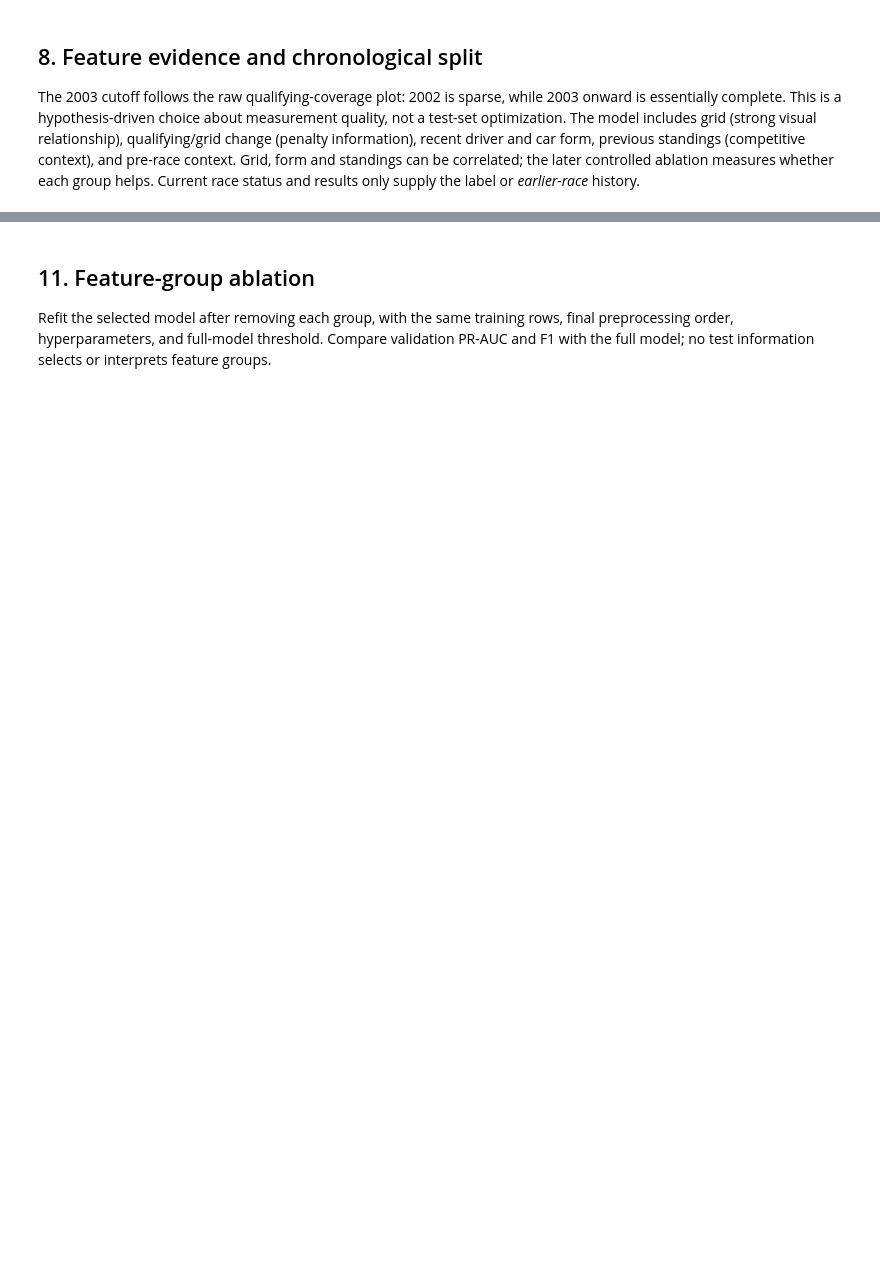
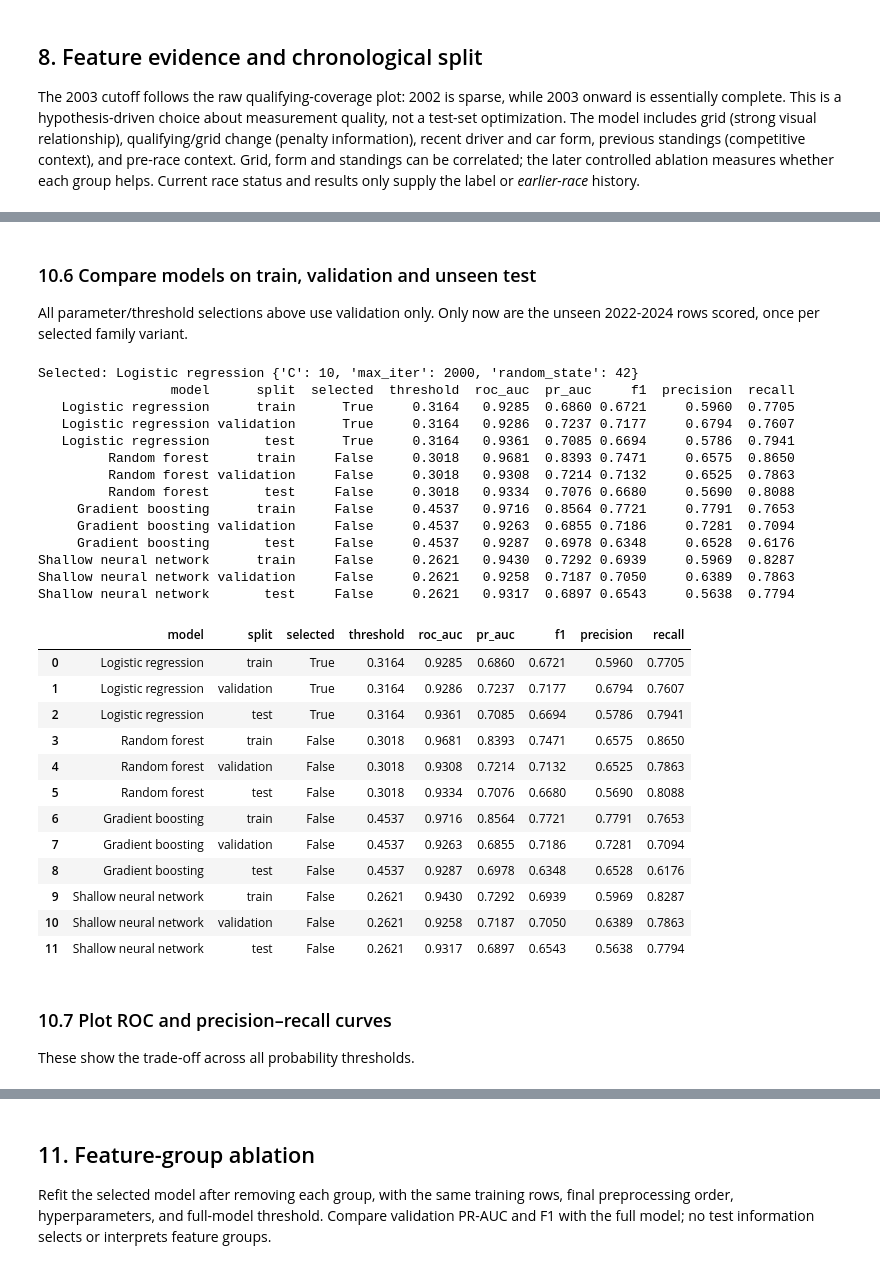
Before and after one commit to aswarrr/acl-f1-podium-prediction, a Jupyter notebook: f1_podium_milestone1.ipynb, the cells around one changed output, grey strips where cells are left out. Saved outputs shown, nothing was run; the diff lists cells and outputs as text; code cells hidden in the pictures; blank space fills up the shorter version.

```diff
--- a/f1_podium_milestone1.ipynb
+++ b/f1_podium_milestone1.ipynb
@@ -1168,0 +2281,78 @@ Shallow neural network       test     False     0.2621   0.9317  0.6897 0.6543
+# %% [markdown]
+### 10.6 Compare models on train, validation and unseen test
+All parameter/threshold selections above use validation only. Only now are
+the unseen 2022-2024 rows scored, once per selected family variant.
+# %%
+attempt_table = save_table("model_attempts", pd.DataFrame(attempts))
+winner_family = max(
+    best_by_family,
+    key=lambda family: (
+        best_by_family[family]["val_pr_auc"],
+        best_by_family[family]["val_f1"],
+    ),
+)
+winner = best_by_family[winner_family]
+comparison_rows = []
+probabilities = {}
+for family, item in best_by_family.items():
+    model = item["model"]
+    for split, X, y in [
+        ("train", X_train_ready, y_train),
+        ("validation", X_val_ready, y_val),
+        ("test", X_test_ready, y_test),
+    ]:
+        p = model.predict_proba(X)[:, 1]
+        probabilities[(family, split)] = p
+        comparison_rows.append(
+            {
+                "model": family,
+                "split": split,
+                "selected": family == winner_family,
+                "threshold": item["threshold"],
+                **score_probabilities(y, p, item["threshold"]),
+            }
+        )
+comparison = save_table("model_comparison", pd.DataFrame(comparison_rows))
+print("Selected:", winner_family, winner["params"])
+print(comparison.round(4).to_string(index=False))
+display(comparison.round(4))
+SUMMARY["modeling"].update(
+    {
+        "winner": winner_family,
+        "winner_parameters": str(winner["params"]),
+        "threshold": winner["threshold"],
+        "attempts": attempt_table.to_dict("records"),
+        "comparison": comparison.to_dict("records"),
+    }
+)
+# %% [output]
+Selected: Logistic regression {'C': 10, 'max_iter': 2000, 'random_state': 42}
+                 model      split  selected  threshold  roc_auc  pr_auc     f1  precision  recall
+   Logistic regression      train      True     0.3164   0.9285  0.6860 0.6721     0.5960  0.7705
+   Logistic regression validation      True     0.3164   0.9286  0.7237 0.7177     0.6794  0.7607
+   Logistic regression       test      True     0.3164   0.9361  0.7085 0.6694     0.5786  0.7941
+         Random forest      train     False     0.3018   0.9681  0.8393 0.7471     0.6575  0.8650
+         Random forest validation     False     0.3018   0.9308  0.7214 0.7132     0.6525  0.7863
+         Random forest       test     False     0.3018   0.9334  0.7076 0.6680     0.5690  0.8088
+     Gradient boosting      train     False     0.4537   0.9716  0.8564 0.7721     0.7791  0.7653
+     Gradient boosting validation     False     0.4537   0.9263  0.6855 0.7186     0.7281  0.7094
+     Gradient boosting       test     False     0.4537   0.9287  0.6978 0.6348     0.6528  0.6176
+Shallow neural network      train     False     0.2621   0.9430  0.7292 0.6939     0.5969  0.8287
+Shallow neural network validation     False     0.2621   0.9258  0.7187 0.7050     0.6389  0.7863
+Shallow neural network       test     False     0.2621   0.9317  0.6897 0.6543     0.5638  0.7794
+|  | model | split | selected | threshold | roc_auc | pr_auc | f1 | precision | recall |
+| 0 | Logistic regression | train | True | 0.3164 | 0.9285 | 0.6860 | 0.6721 | 0.5960 | 0.7705 |
+| 1 | Logistic regression | validation | True | 0.3164 | 0.9286 | 0.7237 | 0.7177 | 0.6794 | 0.7607 |
+| 2 | Logistic regression | test | True | 0.3164 | 0.9361 | 0.7085 | 0.6694 | 0.5786 | 0.7941 |
+| 3 | Random forest | train | False | 0.3018 | 0.9681 | 0.8393 | 0.7471 | 0.6575 | 0.8650 |
+| 4 | Random forest | validation | False | 0.3018 | 0.9308 | 0.7214 | 0.7132 | 0.6525 | 0.7863 |
+| 5 | Random forest | test | False | 0.3018 | 0.9334 | 0.7076 | 0.6680 | 0.5690 | 0.8088 |
+| 6 | Gradient boosting | train | False | 0.4537 | 0.9716 | 0.8564 | 0.7721 | 0.7791 | 0.7653 |
+| 7 | Gradient boosting | validation | False | 0.4537 | 0.9263 | 0.6855 | 0.7186 | 0.7281 | 0.7094 |
+| 8 | Gradient boosting | test | False | 0.4537 | 0.9287 | 0.6978 | 0.6348 | 0.6528 | 0.6176 |
+| 9 | Shallow neural network | train | False | 0.2621 | 0.9430 | 0.7292 | 0.6939 | 0.5969 | 0.8287 |
+| 10 | Shallow neural network | validation | False | 0.2621 | 0.9258 | 0.7187 | 0.7050 | 0.6389 | 0.7863 |
+| 11 | Shallow neural network | test | False | 0.2621 | 0.9317 | 0.6897 | 0.6543 | 0.5638 | 0.7794 |
+# %% [markdown]
+### 10.7 Plot ROC and precision–recall curves
+These show the trade-off across all probability thresholds.
```
Also changed, not shown: parts of 150 cells of this notebook, 9 other files.
